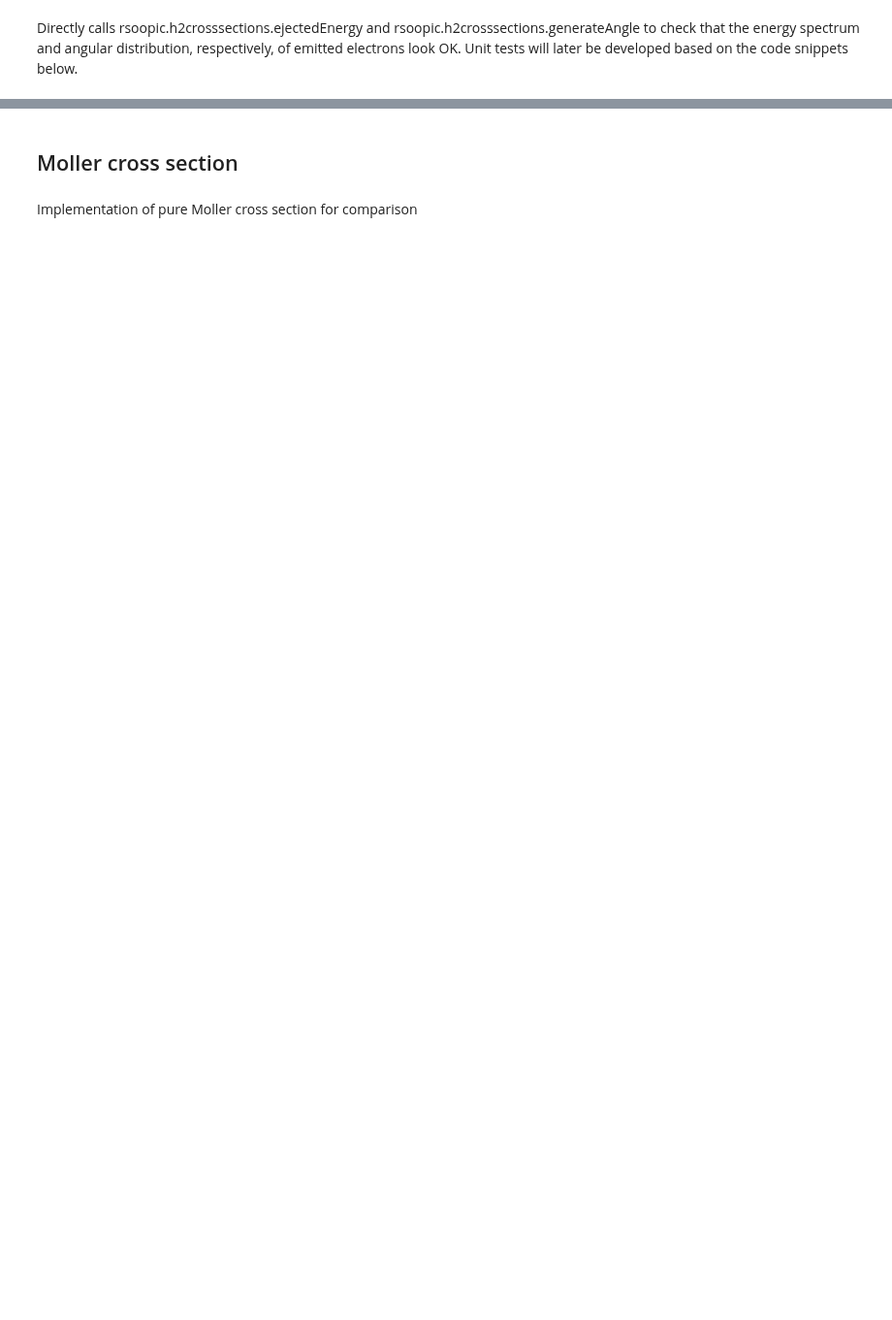
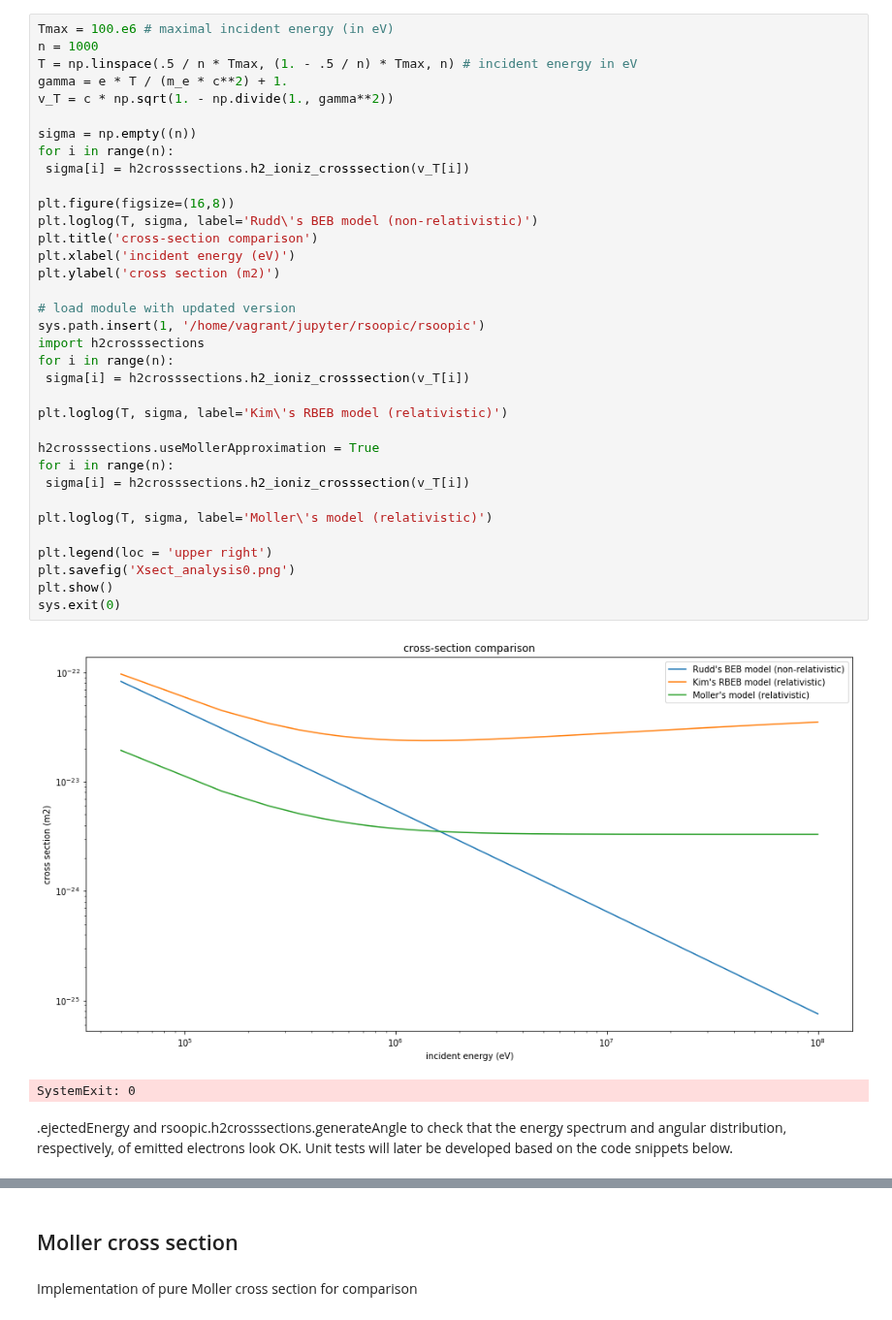
Before and after one commit to radiasoft/rswarp, a Jupyter notebook: examples/ionization/cross_section_testing.ipynb, the cells around one changed output, grey strips where cells are left out. Shown at 97% size. Saved outputs shown, nothing was run; the diff lists cells and outputs as text; blank space fills up the shorter version.

Commit message:
Added comparison of old and new cross-section models

```diff
--- a/examples/ionization/cross_section_testing.ipynb
+++ b/examples/ionization/cross_section_testing.ipynb
@@ -3,2 +26,40 @@
+# %%
+Tmax = 100.e6 # maximal incident energy (in eV)
+n = 1000
+T = np.linspace(.5 / n * Tmax, (1. - .5 / n) * Tmax, n) # incident energy in eV
+gamma = e * T / (m_e * c**2) + 1.
+v_T = c * np.sqrt(1. - np.divide(1., gamma**2))
+
+sigma = np.empty((n))
+for i in range(n):
+ sigma[i] = h2crosssections.h2_ioniz_crosssection(v_T[i])
+
+plt.figure(figsize=(16,8))
+plt.loglog(T, sigma, label='Rudd\'s BEB model (non-relativistic)')
+plt.title('cross-section comparison')
+plt.xlabel('incident energy (eV)')
+plt.ylabel('cross section (m2)')
+
+# load module with updated version
+sys.path.insert(1, '/home/vagrant/jupyter/rsoopic/rsoopic')
+import h2crosssections
+for i in range(n):
+ sigma[i] = h2crosssections.h2_ioniz_crosssection(v_T[i])
+
+plt.loglog(T, sigma, label='Kim\'s RBEB model (relativistic)')
+
+h2crosssections.useMollerApproximation = True
+for i in range(n):
+ sigma[i] = h2crosssections.h2_ioniz_crosssection(v_T[i])
+
+plt.loglog(T, sigma, label='Moller\'s model (relativistic)')
+
+plt.legend(loc = 'upper right')
+plt.savefig('Xsect_analysis0.png')
+plt.show()
+sys.exit(0)
+# %% [output]
+[figure, added]
+SystemExit: 0
 # %% [markdown]
-Directly calls rsoopic.h2crosssections.ejectedEnergy and rsoopic.h2crosssections.generateAngle to check that the energy spectrum and angular distribution, respectively, of emitted electrons look OK. Unit tests will later be developed based on the code snippets below.
+.ejectedEnergy and rsoopic.h2crosssections.generateAngle to check that the energy spectrum and angular distribution, respectively, of emitted electrons look OK. Unit tests will later be developed based on the code snippets below.
```
Also changed, not shown: parts of 9 cells of this notebook.
